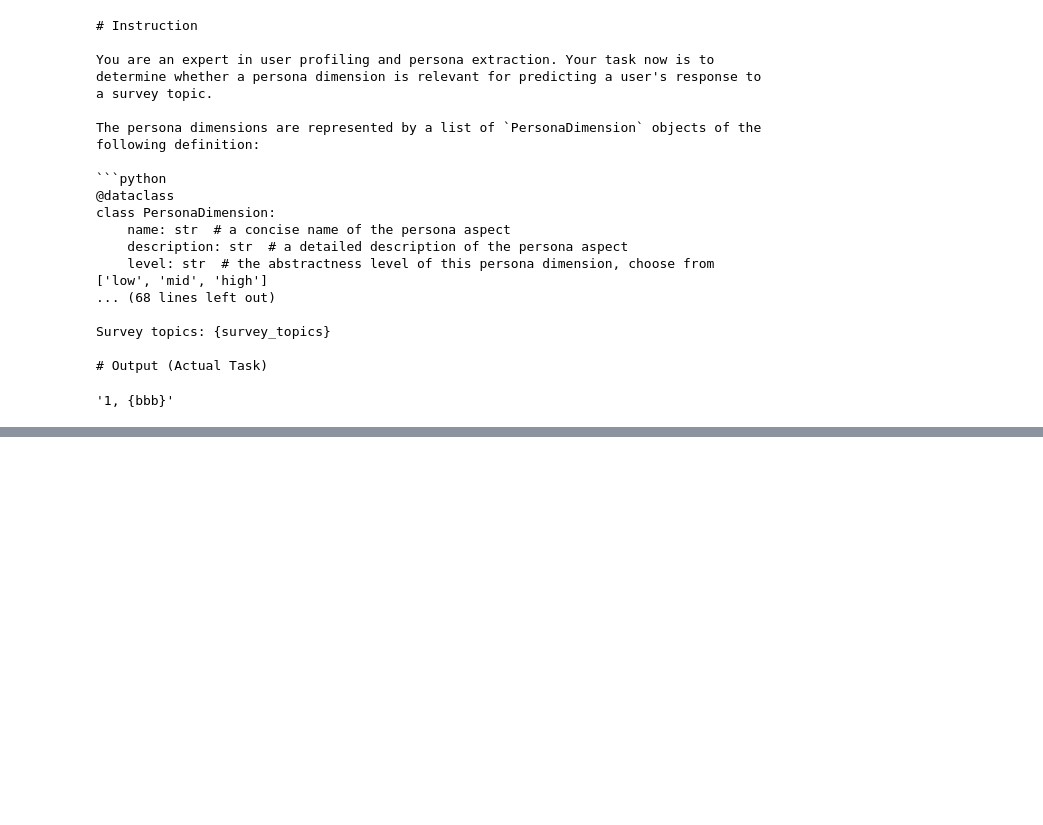
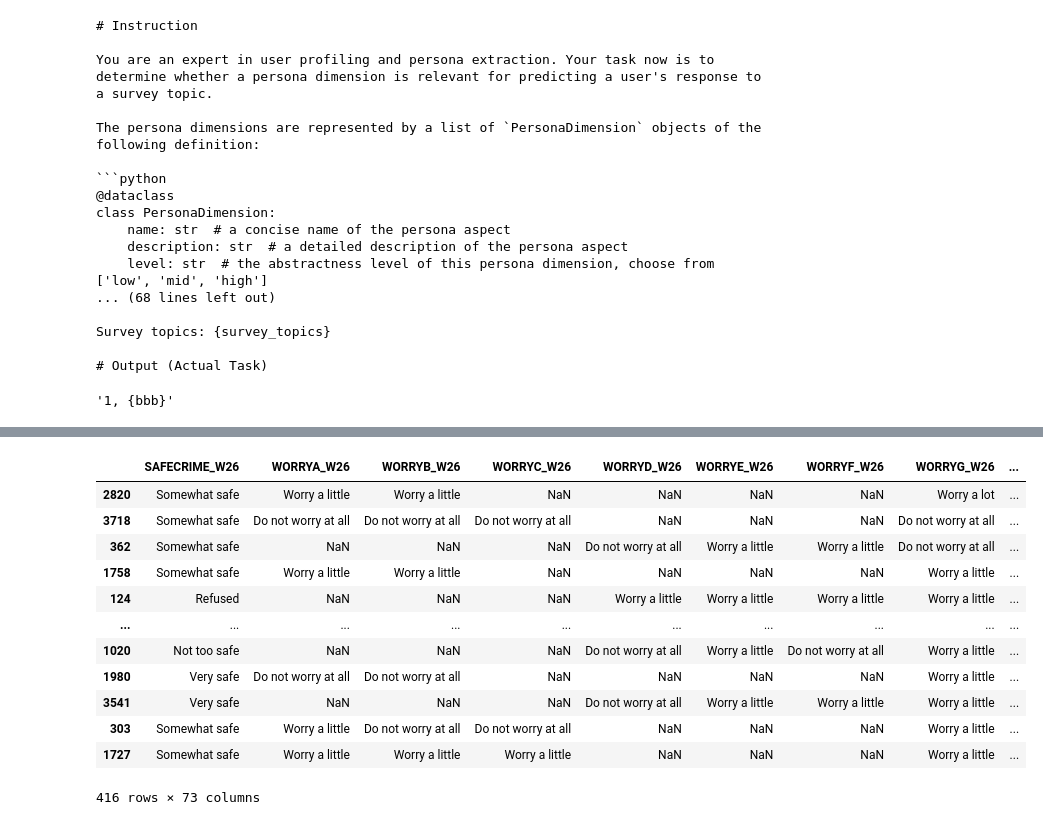
Before and after one commit to liamjxu/pump_code, a Jupyter notebook: pump/dev.ipynb, the cells around one changed output, grey strips where cells are left out. Cells and saved outputs as stored; diff of their text form; code cells hidden in the pictures; blank space fills up the shorter version.

```diff
--- a/pump/dev.ipynb
+++ b/pump/dev.ipynb
@@ -388,0 +402,7 @@ f_string.format(aaa=1)
+# %%
+file_key = "American_Trends_Panel_W26"
+# list_s3_prefix(f"human_resp/")
+
+survey_df = pd.read_csv(get_file_from_s3(f"human_resp/{file_key}/info.csv"))
+resp_df = pd.read_csv(get_file_from_s3(f"human_resp/{file_key}/responses.csv"))
+meta_df = pd.read_csv(get_file_from_s3(f"human_resp/{file_key}/metadata.csv"))
@@ -388,0 +431,4 @@ f_string.format(aaa=1)
+# %%
+meta_keys = list(meta_df['key'])
+q_keys = list(survey_df['key'])
+[_ for _ in meta_keys if _ in q_keys]
@@ -388,0 +437,7 @@ f_string.format(aaa=1)
+# %%
+import random
+
+random.seed(42)
+test_q_keys = random.choices(q_keys, k=5)
+print(test_q_keys)
+train_q_keys = [_ for _ in q_keys if _ not in test_q_keys]
@@ -388,0 +446,5 @@ f_string.format(aaa=1)
+# %%
+test_user_idx = random.choices(range(len(resp_df)), k=int(len(resp_df)*0.1))
+train_user_idx = [i for i in range(len(resp_df)) if i not in test_user_idx]
+test_resp_df = resp_df.iloc[test_user_idx]
+train_resp_df = resp_df.iloc[train_user_idx]
@@ -388,0 +467,16 @@ f_string.format(aaa=1)
+# %%
+test_resp_df[train_q_keys]
+# %% [output]
+|  | SAFECRIME_W26 | WORRYA_W26 | WORRYB_W26 | WORRYC_W26 | WORRYD_W26 | WORRYE_W26 | WORRYF_W26 | WORRYG_W26 | ... |
+| 2820 | Somewhat safe | Worry a little | Worry a little | NaN | NaN | NaN | NaN | Worry a lot | ... |
+| 3718 | Somewhat safe | Do not worry at all | Do not worry at all | Do not worry at all | NaN | NaN | NaN | Do not worry at all | ... |
+| 362 | Somewhat safe | NaN | NaN | NaN | Do not worry at all | Worry a little | Worry a little | Do not worry at all | ... |
+| 1758 | Somewhat safe | Worry a little | Worry a little | NaN | NaN | NaN | NaN | Worry a little | ... |
+| 124 | Refused | NaN | NaN | NaN | Worry a little | Worry a little | Worry a little | Worry a little | ... |
+| ... | ... | ... | ... | ... | ... | ... | ... | ... | ... |
+| 1020 | Not too safe | NaN | NaN | NaN | Do not worry at all | Worry a little | Do not worry at all | Worry a little | ... |
+| 1980 | Very safe | Do not worry at all | Do not worry at all | NaN | NaN | NaN | NaN | Worry a little | ... |
+| 3541 | Very safe | NaN | NaN | NaN | Do not worry at all | Worry a little | Worry a little | Worry a little | ... |
+| 303 | Somewhat safe | Worry a little | Do not worry at all | Do not worry at all | NaN | NaN | NaN | Worry a little | ... |
+| 1727 | Somewhat safe | Worry a little | Worry a little | Worry a little | NaN | NaN | NaN | Worry a little | ... |
+416 rows × 73 columns
```
Also changed, not shown: parts of 16 cells of this notebook, 20 other files.
